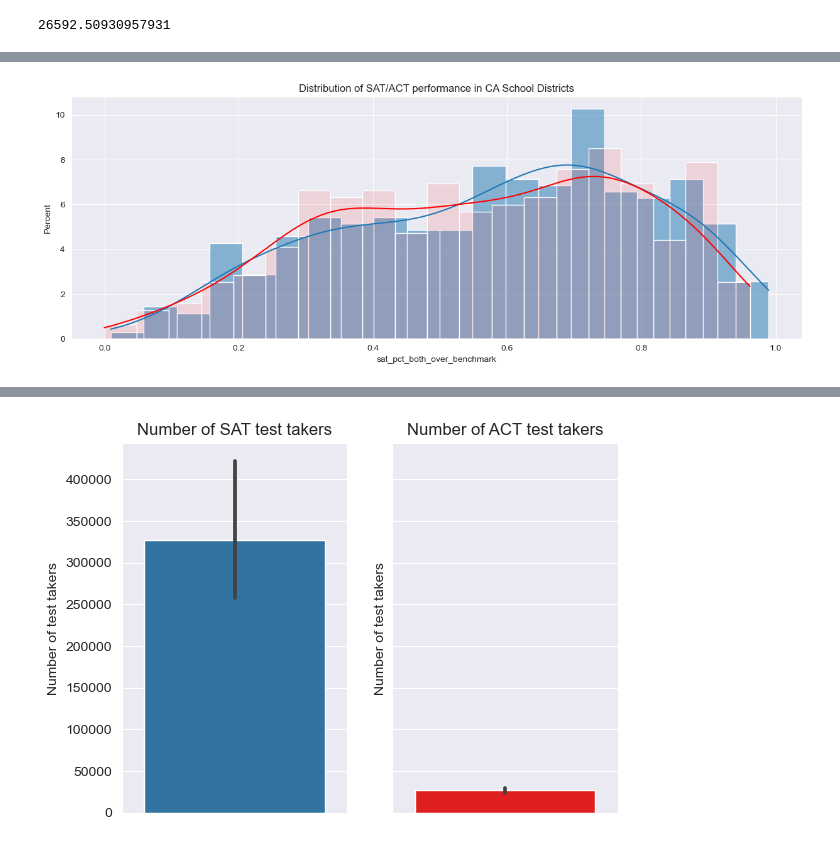
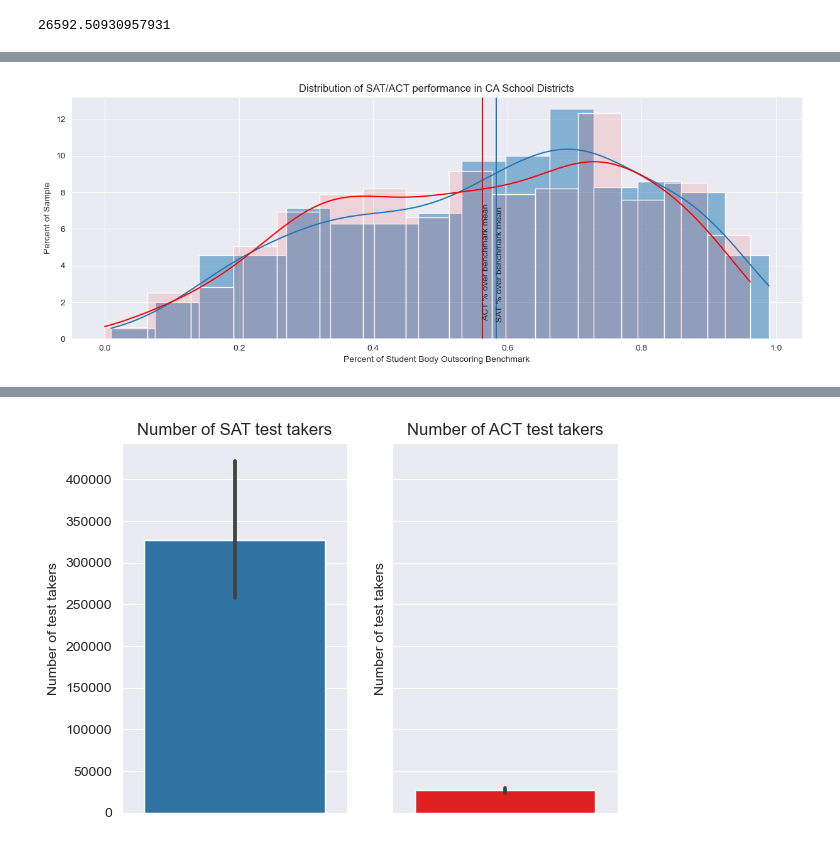
Before and after one commit to AlexSpradling/california_sat_analysis, a Jupyter notebook: code/Alex-Project1.ipynb, the cells around one changed output, grey strips where cells are left out. Cells and saved outputs as stored; diff of their text form; code cells hidden in the pictures.

```diff
--- a/code/Alex-Project1.ipynb
+++ b/code/Alex-Project1.ipynb
@@ -767,7 +813,12 @@ The metric chosen to distinguish top and bottom performing school districts was
 # %%
 fig, axs = plt.subplots(1, figsize=(15,5))
-sns.histplot(final_merged_df, x = 'sat_pct_both_over_benchmark', stat = 'percent', bins =20,kde=True)
-sns.histplot(final_merged_df, x = 'act_pct_ge_21', stat = 'percent', bins = 20, alpha = 0.1, color='r', kde=True)
+sns.histplot(final_merged_df, x = 'sat_pct_both_over_benchmark', stat = 'percent', bins =15,kde=True)
+sns.histplot(final_merged_df, x = 'act_pct_ge_21', stat = 'percent', bins = 15, alpha = 0.1, color='r', kde=True)
 axs.set(title = 'Distribution of SAT/ACT performance in CA School Districts');
+axs.axvline(final_merged_df['sat_pct_both_over_benchmark'].mean())
+axs.axvline(final_merged_df['act_pct_ge_21'].mean(), color = 'red')
+plt.text(final_merged_df.act_pct_ge_21.mean(), 1,' ACT % over benchmark mean', rotation=90)
+plt.text(final_merged_df.sat_pct_both_over_benchmark.mean(), 1,'SAT % over benchmark mean', rotation=90)
+axs.set(xlabel='Percent of Student Body Outscoring Benchmark', ylabel = 'Percent of Sample');
 # %% [output]
-[figure, old version]
+[figure, new version]
```
Also changed, not shown: parts of 19 cells of this notebook.
